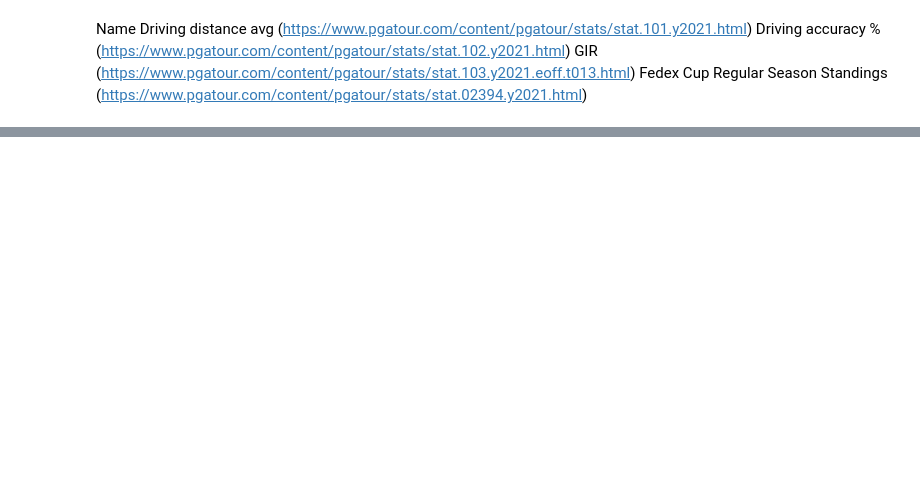
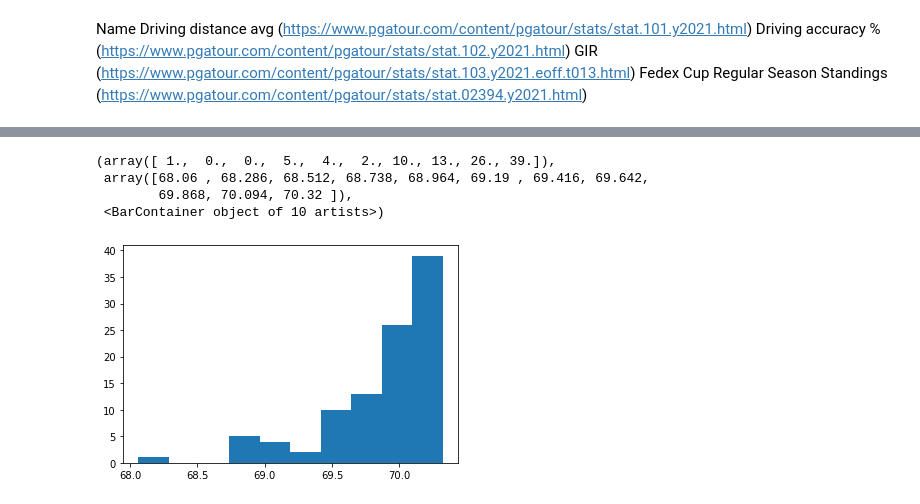
Before and after one commit to AndyWalker81/ProgrammingForDataAnalysis_Project, a Jupyter notebook: Programming_Project.ipynb, the cells around one changed output, grey strips where cells are left out. Cells and saved outputs as stored; diff of their text form; code cells hidden in the pictures; blank space fills up the shorter version.

```diff
--- a/Programming_Project.ipynb
+++ b/Programming_Project.ipynb
@@ -137,0 +185,3 @@ df1.iloc[:,:]
+# %%
+scoring2020 = df_arr.iloc[:,2]
+scoring2020
@@ -137,0 +201,9 @@ df1.iloc[:,:]
+# %%
+# make a note that low scoring is better
+plt.hist(scoring2020)
+# %% [output]
+(array([ 1.,  0.,  0.,  5.,  4.,  2., 10., 13., 26., 39.]),
+ array([68.06 , 68.286, 68.512, 68.738, 68.964, 69.19 , 69.416, 69.642,
+        69.868, 70.094, 70.32 ]),
+ <BarContainer object of 10 artists>)
+[figure, added]
```
Also changed, not shown: parts of 29 cells of this notebook, 9 other files.
